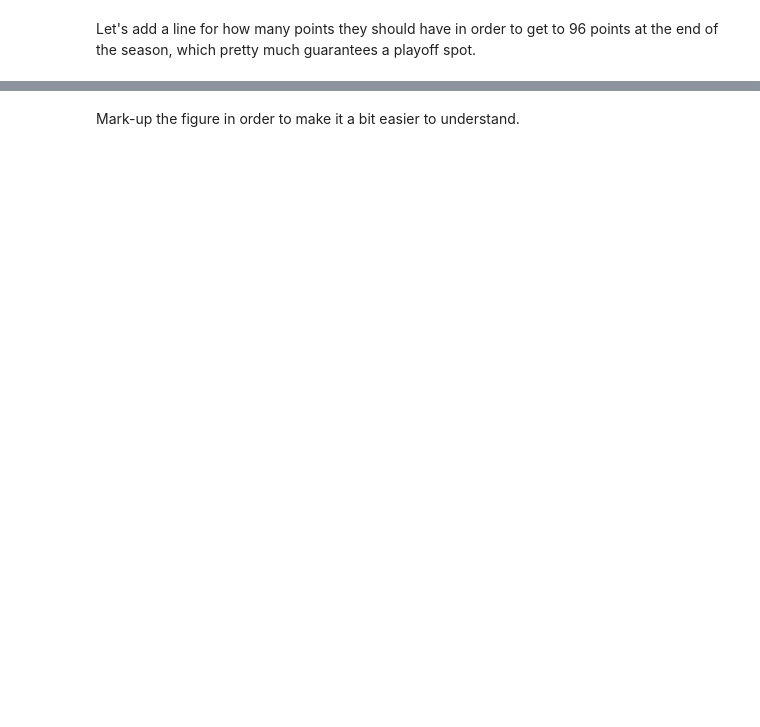
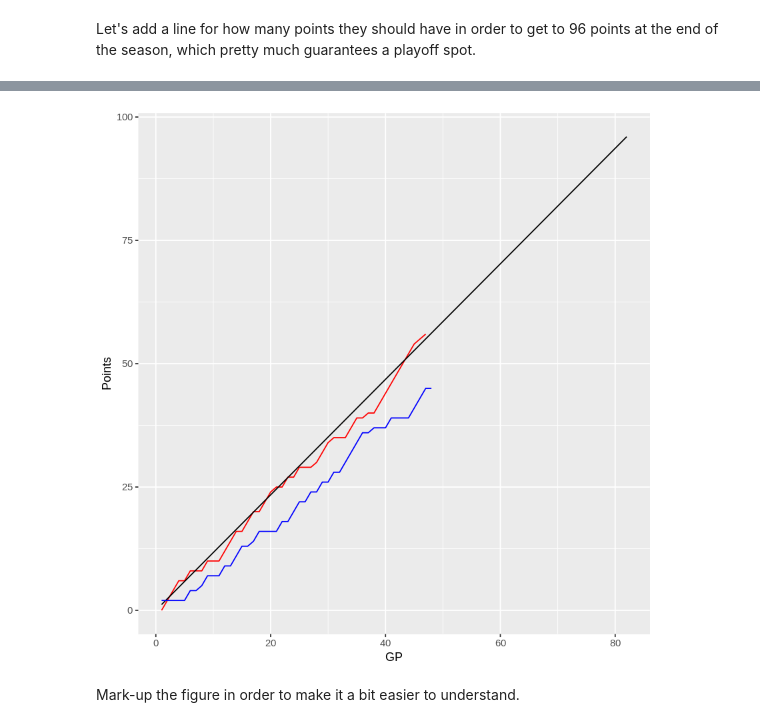
Before and after one commit to cybera/jupyter-demo-notebooks, a Jupyter notebook: teaching/open-data-sample-assignment.ipynb, the cells around one changed output, grey strips where cells are left out. Drawn from its saved outputs; the diff is of its cells as text; code cells hidden in the pictures; blank space fills up the shorter version.

```diff
--- a/teaching/open-data-sample-assignment.ipynb
+++ b/teaching/open-data-sample-assignment.ipynb
@@ -77,7 +103,11 @@ p
 # %% [markdown]
 Let's add a line for how many points they should have in order to get to 96 points at the end of the season, which pretty much guarantees a playoff spot.
 # %%
-results.clean$PtsPace <- results.clean$GP * (96/82.0)
+cgy_clean$PtsPace <- cgy_clean$GP * (96/82.0)
+# %%
+edm_results <- readHTMLTable(getURL("https://www.hockey-reference.com/teams/EDM/2018_games.html"))
+edm_clean <- tb_clean(edm_results)
 # %%
-p <- ggplot(data=results.clean, aes(x=GP, y=Points)) + geom_line() + geom_line(aes(x = GP, y=PtsPace), colour="red")
+p <- ggplot(data=cgy_clean, aes(x=GP, y=Points)) + geom_line(colour="red") + geom_line(aes(x = GP, y=PtsPace), colour="black") + geom_line(data=edm_clean, aes(x = GP, y=Points), colour="blue")
 p
+# %% [output]
@@ -84,3 +117,4 @@ p
+[figure, added]
 # %% [markdown]
 Mark-up the figure in order to make it a bit easier to understand.
 # %%
```
Also changed, not shown: parts of 8 cells of this notebook.
